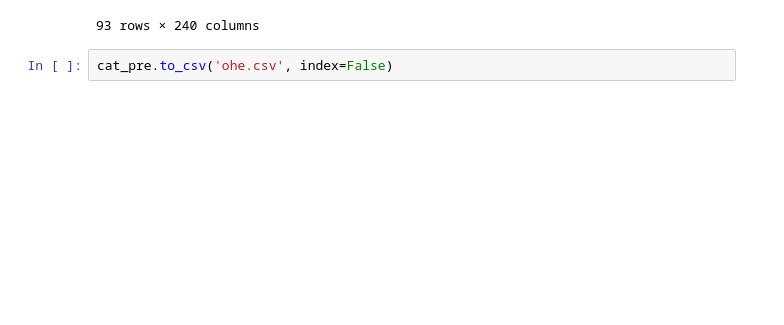
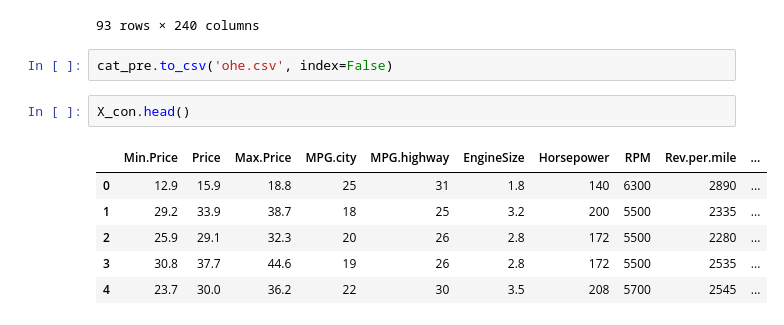
Before and after one commit to girme04/VS-code, a Jupyter notebook: Data preprocessing/data preprocessing .ipynb, the cells around one changed output. Drawn from its saved outputs; the diff is of its cells as text; blank space fills up the shorter version.

```diff
--- a/Data preprocessing/data preprocessing .ipynb
+++ b/Data preprocessing/data preprocessing .ipynb
@@ -289,3 +289,12 @@ cat_pre
 93 rows × 240 columns
 # %%
 cat_pre.to_csv('ohe.csv', index=False)
+# %%
+X_con.head()
+# %% [output]
+|  | Min.Price | Price | Max.Price | MPG.city | MPG.highway | EngineSize | Horsepower | RPM | Rev.per.mile | ... |
+| 0 | 12.9 | 15.9 | 18.8 | 25 | 31 | 1.8 | 140 | 6300 | 2890 | ... |
+| 1 | 29.2 | 33.9 | 38.7 | 18 | 25 | 3.2 | 200 | 5500 | 2335 | ... |
+| 2 | 25.9 | 29.1 | 32.3 | 20 | 26 | 2.8 | 172 | 5500 | 2280 | ... |
+| 3 | 30.8 | 37.7 | 44.6 | 19 | 26 | 2.8 | 172 | 5500 | 2535 | ... |
+| 4 | 23.7 | 30.0 | 36.2 | 22 | 30 | 3.5 | 208 | 5700 | 2545 | ... |
```
Also changed, not shown: parts of 24 cells of this notebook.
